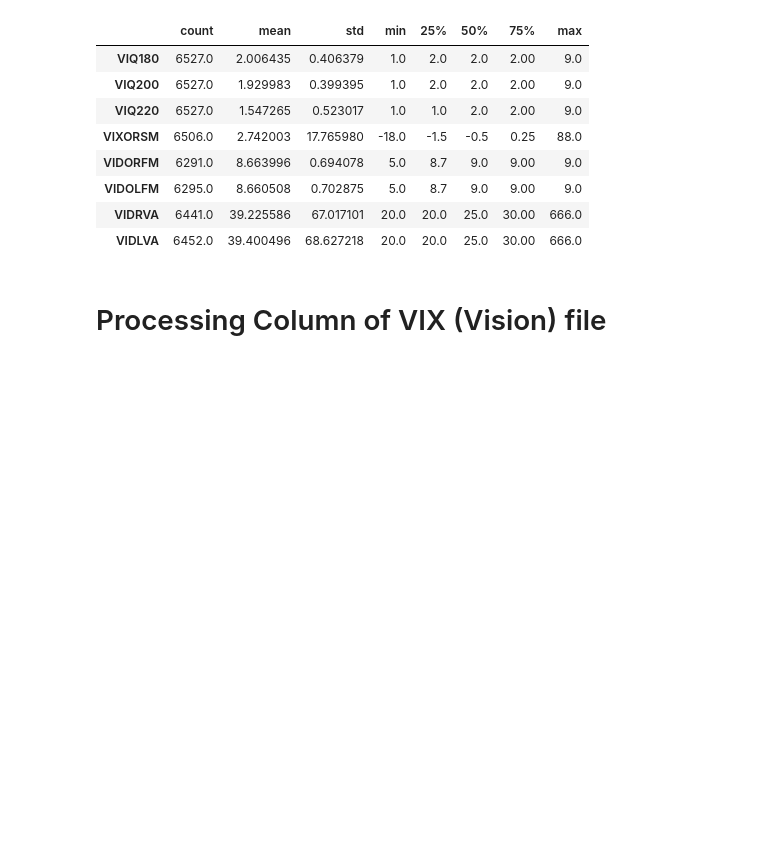
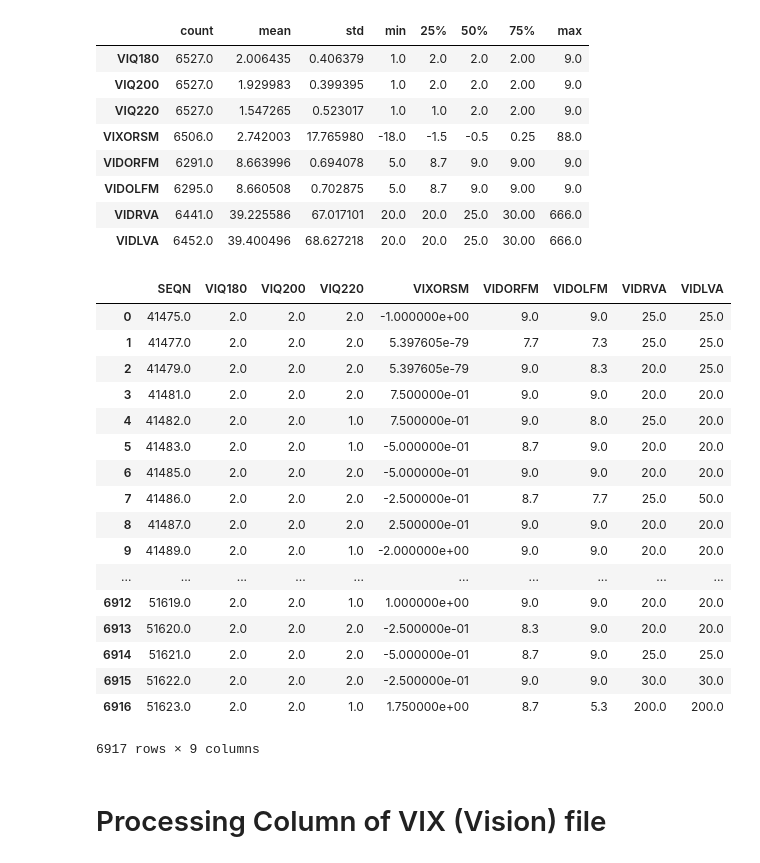
Before and after one commit to basyal4u/CDCDiab_2.0, a Jupyter notebook: P_Exam_VIX.ipynb, the cells around one changed output. Drawn from its saved outputs; the diff is of its cells as text; code cells hidden in the pictures; blank space fills up the shorter version.

```diff
--- a/P_Exam_VIX.ipynb
+++ b/P_Exam_VIX.ipynb
@@ -80,3 +80,24 @@ VIX_Select.describe().T
 | VIDLVA | 6452.0 | 39.400496 | 68.627218 | 20.0 | 20.0 | 25.0 | 30.00 | 666.0 |
 # %%
 VIX_Select.describe().T.to_csv('VIX.csv')
+# %%
+VIX_Select.reset_index()
+# %% [output]
+|  | SEQN | VIQ180 | VIQ200 | VIQ220 | VIXORSM | VIDORFM | VIDOLFM | VIDRVA | VIDLVA |
+| 0 | 41475.0 | 2.0 | 2.0 | 2.0 | -1.000000e+00 | 9.0 | 9.0 | 25.0 | 25.0 |
+| 1 | 41477.0 | 2.0 | 2.0 | 2.0 | 5.397605e-79 | 7.7 | 7.3 | 25.0 | 25.0 |
+| 2 | 41479.0 | 2.0 | 2.0 | 2.0 | 5.397605e-79 | 9.0 | 8.3 | 20.0 | 25.0 |
+| 3 | 41481.0 | 2.0 | 2.0 | 2.0 | 7.500000e-01 | 9.0 | 9.0 | 20.0 | 20.0 |
+| 4 | 41482.0 | 2.0 | 2.0 | 1.0 | 7.500000e-01 | 9.0 | 8.0 | 25.0 | 20.0 |
+| 5 | 41483.0 | 2.0 | 2.0 | 1.0 | -5.000000e-01 | 8.7 | 9.0 | 20.0 | 20.0 |
+| 6 | 41485.0 | 2.0 | 2.0 | 2.0 | -5.000000e-01 | 9.0 | 9.0 | 20.0 | 20.0 |
+| 7 | 41486.0 | 2.0 | 2.0 | 2.0 | -2.500000e-01 | 8.7 | 7.7 | 25.0 | 50.0 |
+| 8 | 41487.0 | 2.0 | 2.0 | 2.0 | 2.500000e-01 | 9.0 | 9.0 | 20.0 | 20.0 |
+| 9 | 41489.0 | 2.0 | 2.0 | 1.0 | -2.000000e+00 | 9.0 | 9.0 | 20.0 | 20.0 |
+| ... | ... | ... | ... | ... | ... | ... | ... | ... | ... |
+| 6912 | 51619.0 | 2.0 | 2.0 | 1.0 | 1.000000e+00 | 9.0 | 9.0 | 20.0 | 20.0 |
+| 6913 | 51620.0 | 2.0 | 2.0 | 2.0 | -2.500000e-01 | 8.3 | 9.0 | 20.0 | 20.0 |
+| 6914 | 51621.0 | 2.0 | 2.0 | 2.0 | -5.000000e-01 | 8.7 | 9.0 | 25.0 | 25.0 |
+| 6915 | 51622.0 | 2.0 | 2.0 | 2.0 | -2.500000e-01 | 9.0 | 9.0 | 30.0 | 30.0 |
+| 6916 | 51623.0 | 2.0 | 2.0 | 1.0 | 1.750000e+00 | 8.7 | 5.3 | 200.0 | 200.0 |
+6917 rows × 9 columns
```
Also changed, not shown: parts of 1 cell of this notebook, 13 other files.
